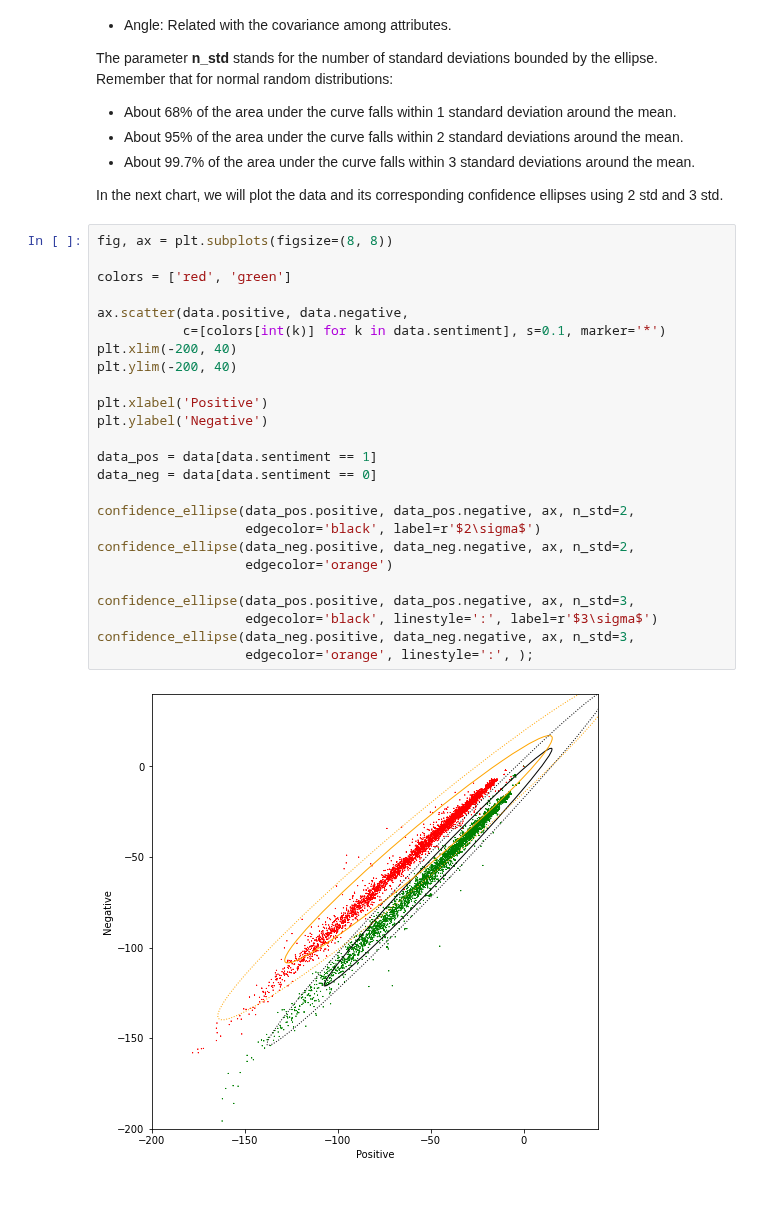
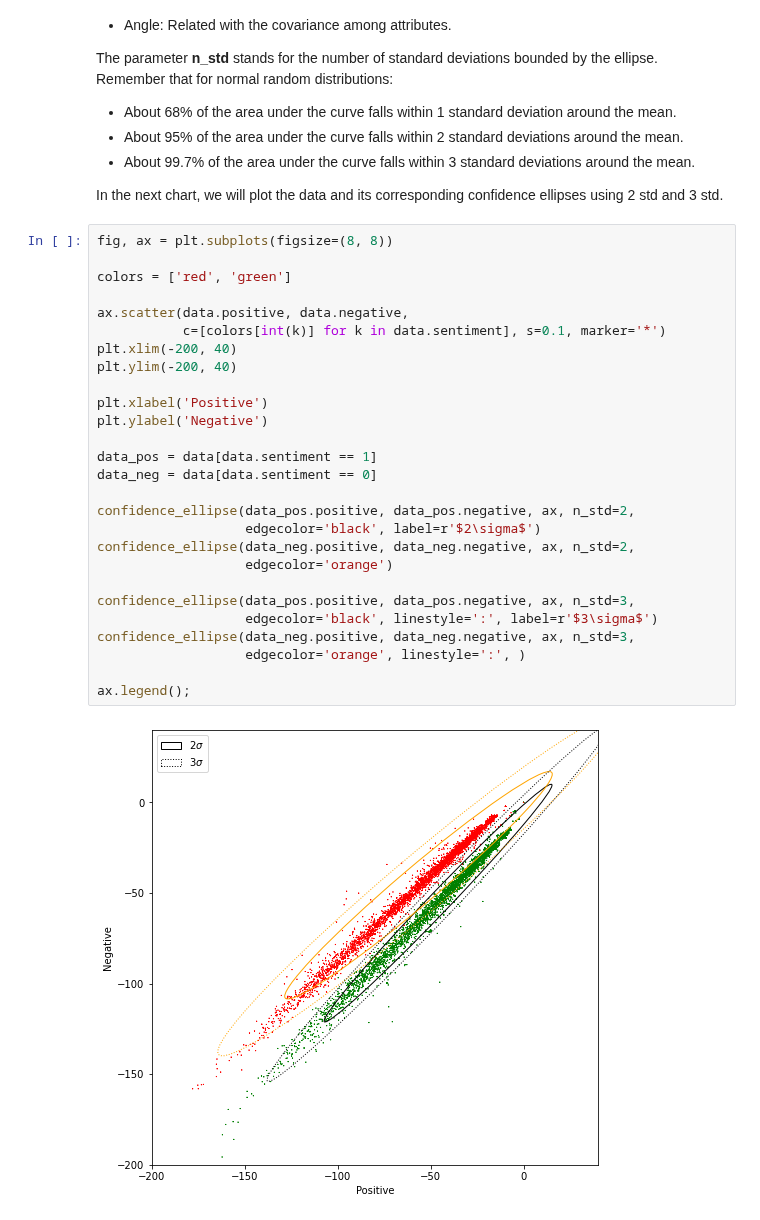
Before and after one commit to martin-fabbri/colab-notebooks, a Jupyter notebook: deeplearning.ai/nlp/visualizing_naive_bayes.ipynb, the cells around one changed output. Drawn from its saved outputs; the diff is of its cells as text.

```diff
--- a/deeplearning.ai/nlp/visualizing_naive_bayes.ipynb
+++ b/deeplearning.ai/nlp/visualizing_naive_bayes.ipynb
@@ -119,27 +119,29 @@ In the next chart, we will plot the data and its corresponding confidence ellips
 # %%
 fig, ax = plt.subplots(figsize=(8, 8))
 
 colors = ['red', 'green']
 
 ax.scatter(data.positive, data.negative,
            c=[colors[int(k)] for k in data.sentiment], s=0.1, marker='*')
 plt.xlim(-200, 40)
 plt.ylim(-200, 40)
 
 plt.xlabel('Positive')
 plt.ylabel('Negative')
 
 data_pos = data[data.sentiment == 1]
 data_neg = data[data.sentiment == 0]
 
 confidence_ellipse(data_pos.positive, data_pos.negative, ax, n_std=2,
                    edgecolor='black', label=r'$2\sigma$')
 confidence_ellipse(data_neg.positive, data_neg.negative, ax, n_std=2,
                    edgecolor='orange')
 
 confidence_ellipse(data_pos.positive, data_pos.negative, ax, n_std=3,
                    edgecolor='black', linestyle=':', label=r'$3\sigma$')
 confidence_ellipse(data_neg.positive, data_neg.negative, ax, n_std=3,
-                   edgecolor='orange', linestyle=':', );
+                   edgecolor='orange', linestyle=':', )
+
+ax.legend();
 # %% [output]
-[figure, old version]
+[figure, new version]
```
Also changed, not shown: parts of 2 cells of this notebook.
